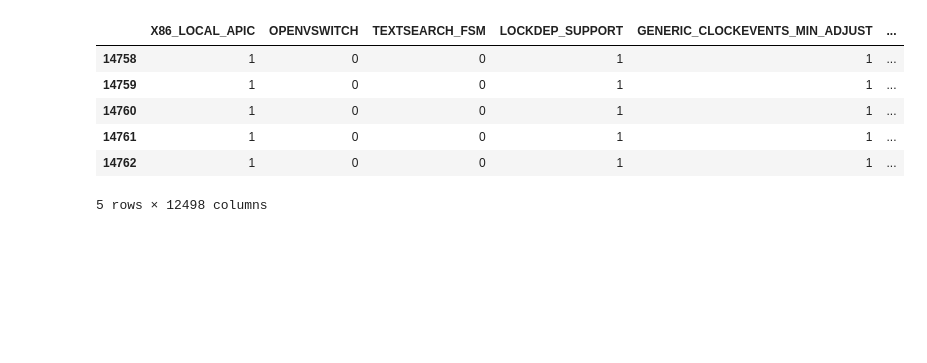
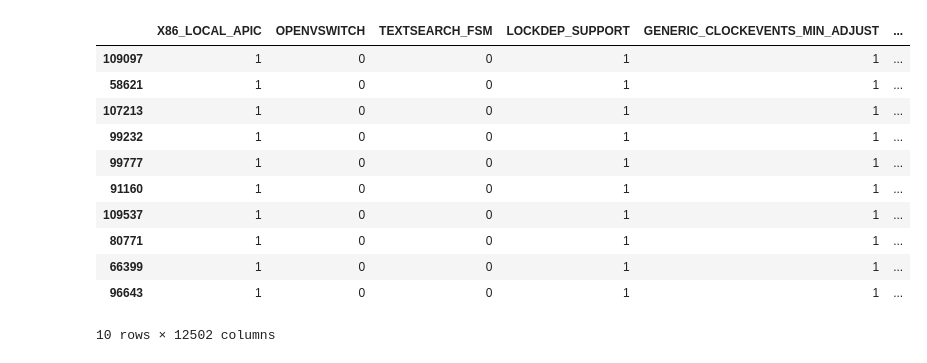
Before and after one commit to TuxML/size-analysis, a Jupyter notebook: multiple_linear_regression.ipynb, the cells around one changed output. Drawn from its saved outputs; the diff is of its cells as text; code cells hidden in the pictures; blank space fills up the shorter version.

```diff
--- a/multiple_linear_regression.ipynb
+++ b/multiple_linear_regression.ipynb
@@ -12,13 +1,23 @@ df.query("vmlinux >= 0", inplace=True)
-# %%
-df[:5]
-# %% [output]
-|  | X86_LOCAL_APIC | OPENVSWITCH | TEXTSEARCH_FSM | LOCKDEP_SUPPORT | GENERIC_CLOCKEVENTS_MIN_ADJUST | ... |
-| 14758 | 1 | 0 | 0 | 1 | 1 | ... |
-| 14759 | 1 | 0 | 0 | 1 | 1 | ... |
-| 14760 | 1 | 0 | 0 | 1 | 1 | ... |
-| 14761 | 1 | 0 | 0 | 1 | 1 | ... |
-| 14762 | 1 | 0 | 0 | 1 | 1 | ... |
-5 rows × 12498 columns
+# %%
+import tuxml
+import pandas as pd
+
+df = tuxml.load_dataset()
+# %%
+df.sort_values("vmlinux")[:10]
+# %% [output]
+|  | X86_LOCAL_APIC | OPENVSWITCH | TEXTSEARCH_FSM | LOCKDEP_SUPPORT | GENERIC_CLOCKEVENTS_MIN_ADJUST | ... |
+| 109097 | 1 | 0 | 0 | 1 | 1 | ... |
+| 58621 | 1 | 0 | 0 | 1 | 1 | ... |
+| 107213 | 1 | 0 | 0 | 1 | 1 | ... |
+| 99232 | 1 | 0 | 0 | 1 | 1 | ... |
+| 99777 | 1 | 0 | 0 | 1 | 1 | ... |
+| 91160 | 1 | 0 | 0 | 1 | 1 | ... |
+| 109537 | 1 | 0 | 0 | 1 | 1 | ... |
+| 80771 | 1 | 0 | 0 | 1 | 1 | ... |
+| 66399 | 1 | 0 | 0 | 1 | 1 | ... |
+| 96643 | 1 | 0 | 0 | 1 | 1 | ... |
+10 rows × 12502 columns
 # %%
 size_methods = ["vmlinux", "GZIP-bzImage", "GZIP-vmlinux", "GZIP", "BZIP2-bzImage",
               "BZIP2-vmlinux", "BZIP2", "LZMA-bzImage", "LZMA-vmlinux", "LZMA", "XZ-bzImage", "XZ-vmlinux", "XZ",
```
Also changed, not shown: parts of 21 cells of this notebook, 1 other file.
